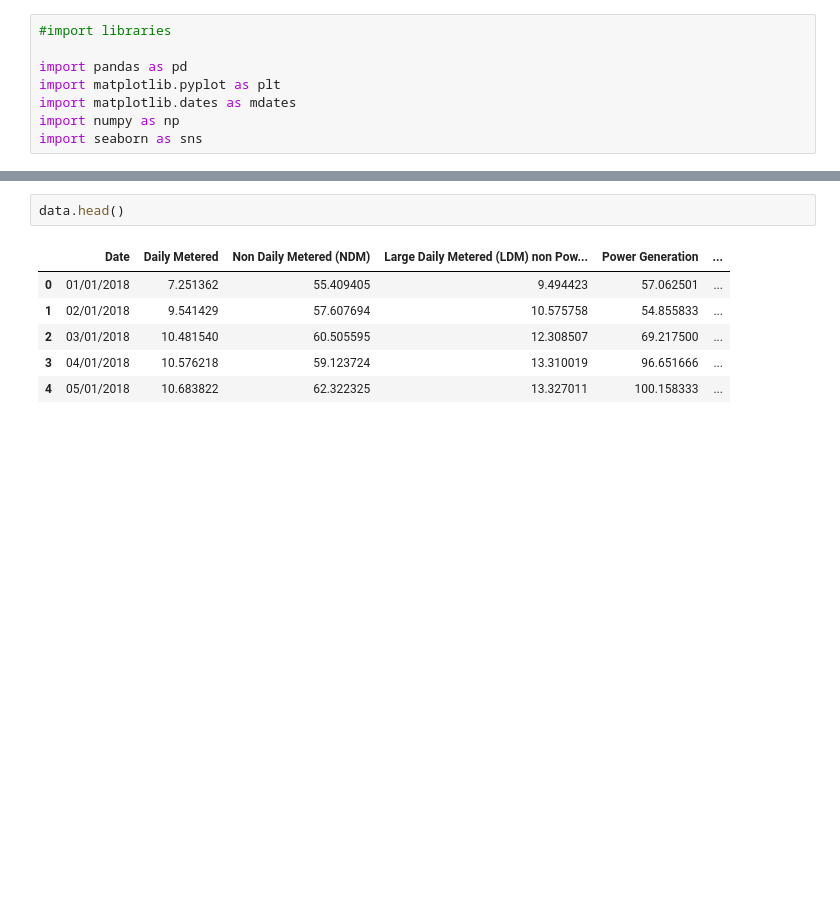
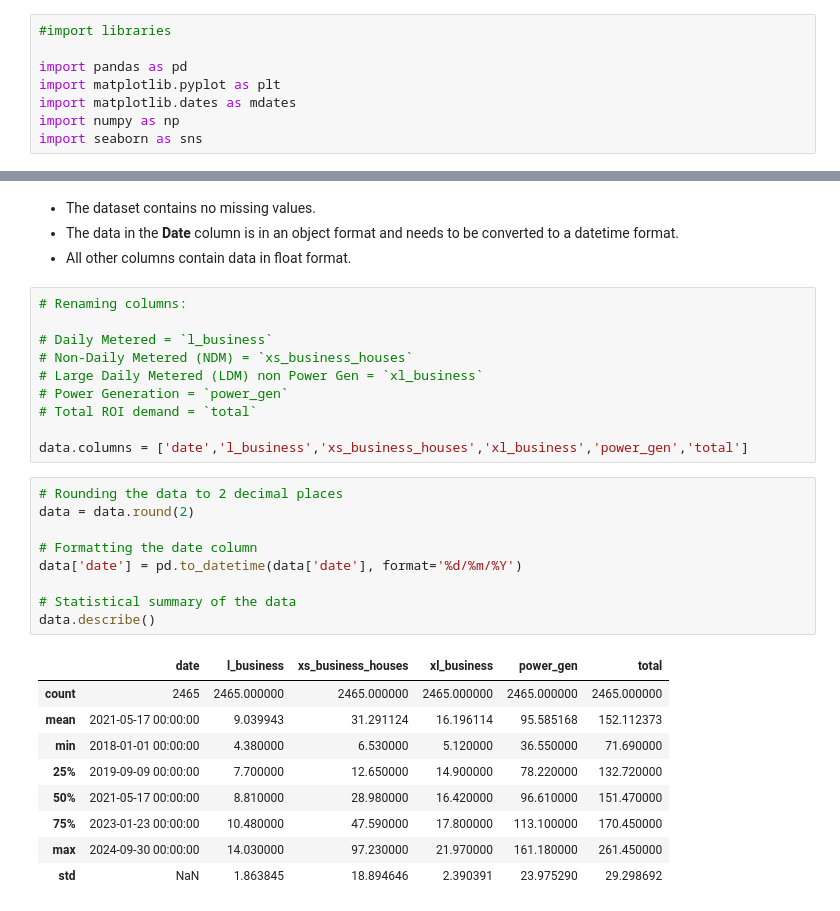
Before and after one commit to Kate-217/pogramming_for_data_analytics, a Jupyter notebook: project/project_2.ipynb, the cells around one changed output, grey strips where cells are left out. Saved outputs shown, nothing was run; the diff lists cells and outputs as text; blank space fills up the shorter version.

```diff
--- a/project/project_2.ipynb
+++ b/project/project_2.ipynb
@@ -39,9 +51,33 @@ memory usage: 115.7+ KB
-# %%
-data.head()
-# %% [output]
-|  | Date | Daily Metered | Non Daily Metered (NDM) | Large Daily Metered (LDM) non Pow... | Power Generation | ... |
-| 0 | 01/01/2018 | 7.251362 | 55.409405 | 9.494423 | 57.062501 | ... |
-| 1 | 02/01/2018 | 9.541429 | 57.607694 | 10.575758 | 54.855833 | ... |
-| 2 | 03/01/2018 | 10.481540 | 60.505595 | 12.308507 | 69.217500 | ... |
-| 3 | 04/01/2018 | 10.576218 | 59.123724 | 13.310019 | 96.651666 | ... |
-| 4 | 05/01/2018 | 10.683822 | 62.322325 | 13.327011 | 100.158333 | ... |
+# %% [markdown]
+- The dataset contains no missing values.<br>
+- The data in the **Date** column is in an object format and needs to be converted to a datetime format.<br>
+- All other columns contain data in float format.
+# %%
+# Renaming columns:
+
+# Daily Metered = `l_business`
+# Non-Daily Metered (NDM) = `xs_business_houses`
+# Large Daily Metered (LDM) non Power Gen = `xl_business`
+# Power Generation = `power_gen`
+# Total ROI demand = `total`
+
+data.columns = ['date','l_business','xs_business_houses','xl_business','power_gen','total']
+# %%
+# Rounding the data to 2 decimal places
+data = data.round(2)
+
+# Formatting the date column
+data['date'] = pd.to_datetime(data['date'], format='%d/%m/%Y')
+
+# Statistical summary of the data
+data.describe()
+# %% [output]
+|  | date | l_business | xs_business_houses | xl_business | power_gen | total |
+| count | 2465 | 2465.000000 | 2465.000000 | 2465.000000 | 2465.000000 | 2465.000000 |
+| mean | 2021-05-17 00:00:00 | 9.039943 | 31.291124 | 16.196114 | 95.585168 | 152.112373 |
+| min | 2018-01-01 00:00:00 | 4.380000 | 6.530000 | 5.120000 | 36.550000 | 71.690000 |
+| 25% | 2019-09-09 00:00:00 | 7.700000 | 12.650000 | 14.900000 | 78.220000 | 132.720000 |
+| 50% | 2021-05-17 00:00:00 | 8.810000 | 28.980000 | 16.420000 | 96.610000 | 151.470000 |
+| 75% | 2023-01-23 00:00:00 | 10.480000 | 47.590000 | 17.800000 | 113.100000 | 170.450000 |
+| max | 2024-09-30 00:00:00 | 14.030000 | 97.230000 | 21.970000 | 161.180000 | 261.450000 |
+| std | NaN | 1.863845 | 18.894646 | 2.390391 | 23.975290 | 29.298692 |
```
Also changed, not shown: parts of 10 cells of this notebook.
